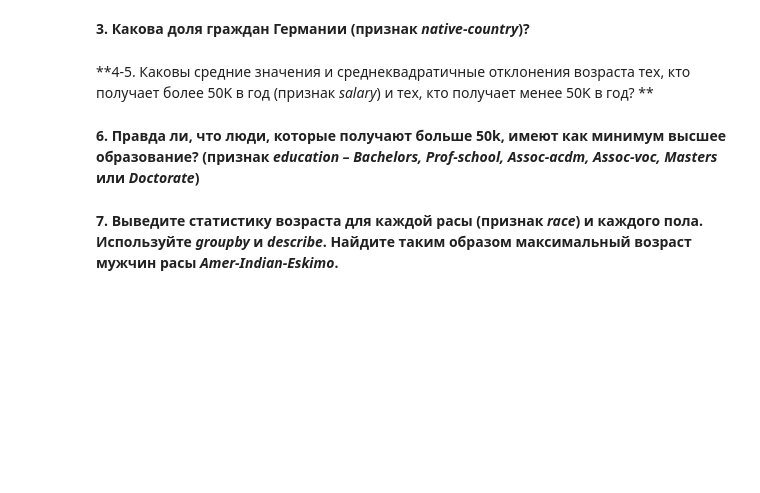
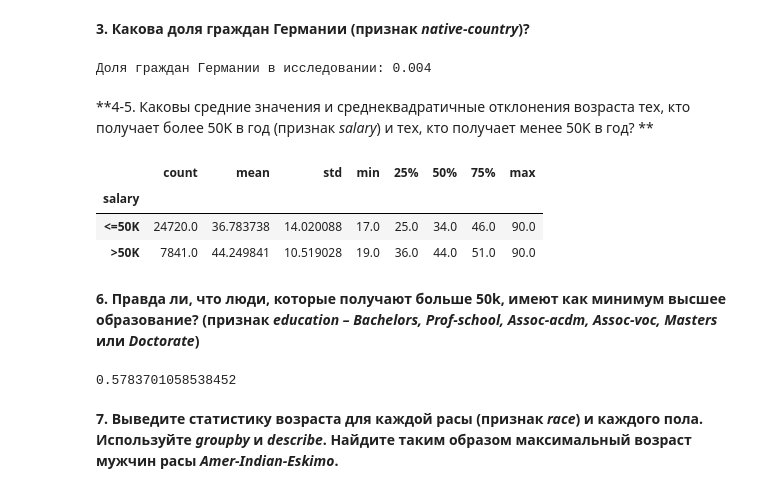
Before and after one commit to railbotan/data_analysis_in_python, a Jupyter notebook: Pandas (06.03)/Pandas. Task. Part 1.ipynb, the cells around one changed output. Drawn from its saved outputs; the diff is of its cells as text; code cells hidden in the pictures; blank space fills up the shorter version.

```diff
--- a/Pandas (06.03)/Pandas. Task. Part 1.ipynb
+++ b/Pandas (06.03)/Pandas. Task. Part 1.ipynb
@@ -64,2 +77,7 @@ data
+# %%
+part_german = data[data['native-country'] == 'Germany'].shape[0] / data.shape[0]
+print('Доля граждан Германии в исследовании:', round(part_german, 3))
+# %% [output]
+Доля граждан Германии в исследовании: 0.004
 # %% [markdown]
 **4-5. Каковы средние значения и среднеквадратичные отклонения возраста тех, кто получает более 50K в год (признак *salary*) и тех, кто получает менее 50K в год? **
@@ -68,2 +84,10 @@ data
+# %%
+#средние значения и среднеквадратичные отклонения смотрим в столбцах "mean" и "std"
+data.groupby('salary')['age'].describe()
+# %% [output]
+|  | count | mean | std | min | 25% | 50% | 75% | max |
+| salary |  |  |  |  |  |  |  |  |
+| <=50K | 24720.0 | 36.783738 | 14.020088 | 17.0 | 25.0 | 34.0 | 46.0 | 90.0 |
+| >50K | 7841.0 | 44.249841 | 10.519028 | 19.0 | 36.0 | 44.0 | 51.0 | 90.0 |
 # %% [markdown]
 **6. Правда ли, что люди, которые получают больше 50k, имеют как минимум высшее образование? (признак *education – Bachelors, Prof-school, Assoc-acdm, Assoc-voc, Masters* или *Doctorate*)**
@@ -72,2 +94,11 @@ data
+# %%
+#Сначала выберем из датасета только людей с доходом более 50.000 в год.
+#Проверим имеют ли люди из выборки высшее образование и посчитаем среднее значение
+#Метод isin имеет значения True и False. После применения mean() значения преобразуются к 0 и 1.
+data[data['salary'] == '>50K'].education.isin(['Bachelors','Prof-school',
+                                               'Assoc-acdm','Assoc-voc','Masters','Doctorate']).mean()
+#Получается, что 58% людей с доходом 50.000+ имеют высшее образование. Корреляция довольно-таки слабая.
+# %% [output]
+0.5783701058538452
 # %% [markdown]
 **7. Выведите статистику возраста для каждой расы (признак *race*) и каждого пола. Используйте *groupby* и *describe*. Найдите таким образом максимальный возраст мужчин расы *Amer-Indian-Eskimo*.**
```
Also changed, not shown: parts of 15 cells of this notebook.
